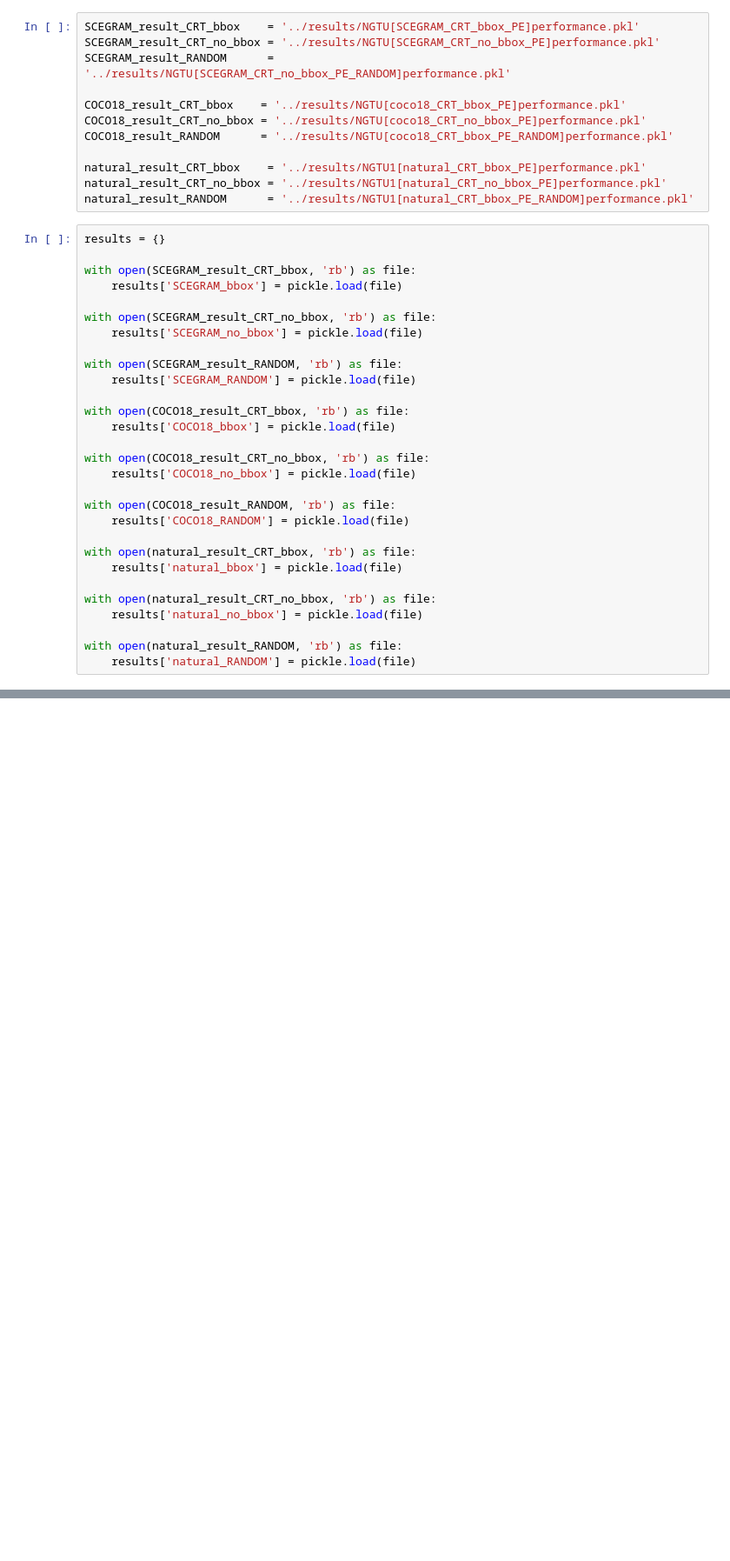
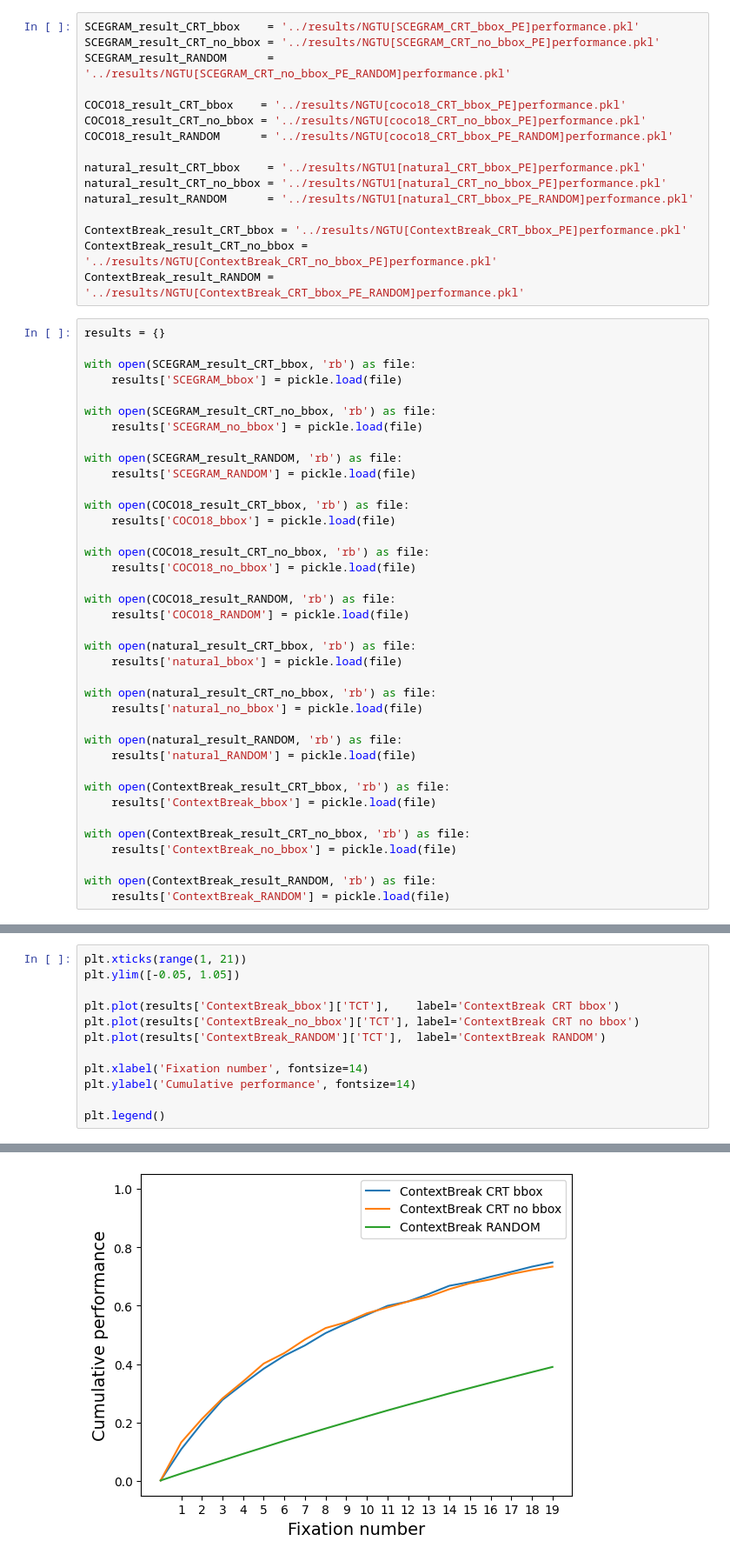
Before and after one commit to tuanisworkingonsomeprojects/TCT-visual-search, a Jupyter notebook: TCT notebooks/[Result].ipynb, the cells around one changed output, grey strips where cells are left out. Shown at 87% size. Cells and saved outputs as stored; diff of their text form; blank space fills up the shorter version.

Commit message:
FInish ContextBreak results

```diff
--- a/TCT notebooks/[Result].ipynb
+++ b/TCT notebooks/[Result].ipynb
@@ -20,6 +20,10 @@ COCO18_result_RANDOM      = '../results/NGTU[coco18_CRT_bbox_PE_RANDOM]performan
 natural_result_CRT_bbox    = '../results/NGTU1[natural_CRT_bbox_PE]performance.pkl'
 natural_result_CRT_no_bbox = '../results/NGTU1[natural_CRT_no_bbox_PE]performance.pkl'
 natural_result_RANDOM      = '../results/NGTU1[natural_CRT_bbox_PE_RANDOM]performance.pkl'
+
+ContextBreak_result_CRT_bbox = '../results/NGTU[ContextBreak_CRT_bbox_PE]performance.pkl'
+ContextBreak_result_CRT_no_bbox = '../results/NGTU[ContextBreak_CRT_no_bbox_PE]performance.pkl'
+ContextBreak_result_RANDOM = '../results/NGTU[ContextBreak_CRT_bbox_PE_RANDOM]performance.pkl'
 # %%
 results = {}
 
@@ -49,6 +53,15 @@ with open(natural_result_CRT_no_bbox, 'rb') as file:
 
 with open(natural_result_RANDOM, 'rb') as file:
     results['natural_RANDOM'] = pickle.load(file)
+
+with open(ContextBreak_result_CRT_bbox, 'rb') as file:
+    results['ContextBreak_bbox'] = pickle.load(file)
+
+with open(ContextBreak_result_CRT_no_bbox, 'rb') as file:
+    results['ContextBreak_no_bbox'] = pickle.load(file)
+
+with open(ContextBreak_result_RANDOM, 'rb') as file:
+    results['ContextBreak_RANDOM'] = pickle.load(file)
 # %%
 plt.xticks(range(1, 21))
 plt.ylim([-0.05, 1.05])
@@ -94,3 +107,16 @@ plt.legend()
 # %% [output]
 <matplotlib.legend.Legend at 0x...>
 [figure]
+# %%
+plt.xticks(range(1, 21))
+plt.ylim([-0.05, 1.05])
+
+plt.plot(results['ContextBreak_bbox']['TCT'],    label='ContextBreak CRT bbox')
+plt.plot(results['ContextBreak_no_bbox']['TCT'], label='ContextBreak CRT no bbox')
+plt.plot(results['ContextBreak_RANDOM']['TCT'],  label='ContextBreak RANDOM')
+
+plt.xlabel('Fixation number', fontsize=14)
+plt.ylabel('Cumulative performance', fontsize=14)
+
+plt.legend()
+# %% [output]
@@ -96,0 +124 @@ plt.legend()
+[figure, added]
```
Also changed, not shown: parts of 1 cell of this notebook, 2 other files.
